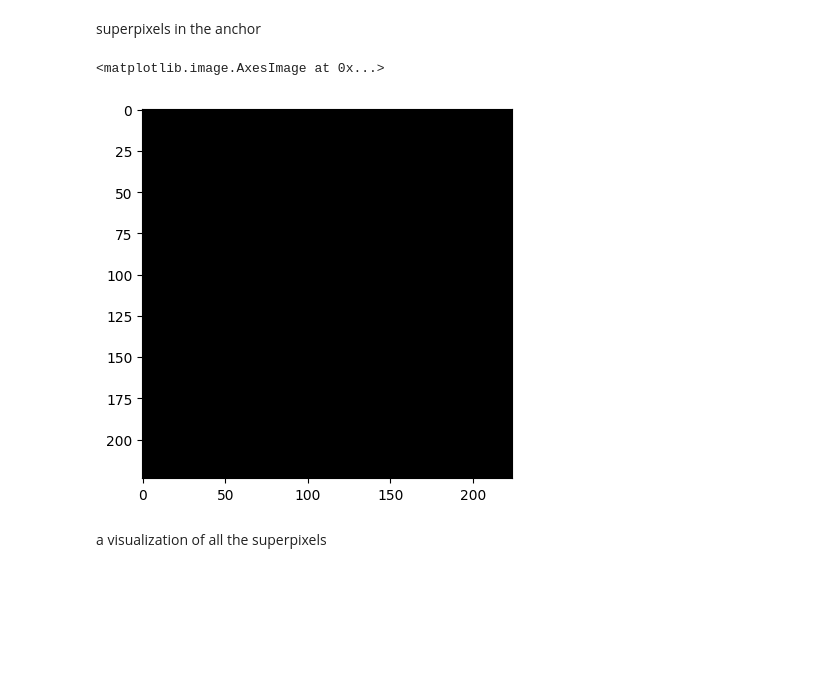
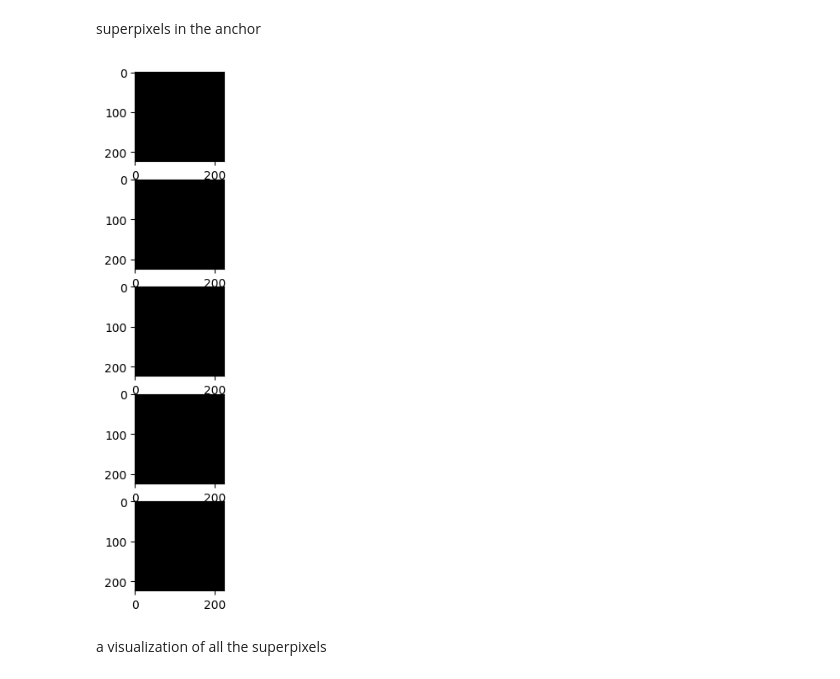
Before and after one commit to eduardhogea/Bias-Identification, a Jupyter notebook: anchors.ipynb, the cells around one changed output. Drawn from its saved outputs; the diff is of its cells as text; code cells hidden in the pictures; blank space fills up the shorter version.

```diff
--- a/anchors.ipynb
+++ b/anchors.ipynb
@@ -109,9 +134,12 @@ preprocessed_image.shape
 # %%
 # explainer expects images in 0-1 range, CIFAR is 0-255 => scale valued between 0-1
 # normalize input
-norm_image = resized_image / 255.0
+norm_images = [] # list of normalized images
+for i in range(subset_length):
+  norm_image = resized_images[i] / 255.0
+  norm_images.append(norm_image)
 
-norm_image.shape
+norm_images[0].shape
 # %% [output]
 (224, 224, 3)
 # %% [markdown]
@@ -122,7 +150,7 @@ predict_fn = lambda x: model.predict(x)
 initialize anchor image explainer
 # %%
 segmentation_fn = 'slic' # used segmentation method
-kwargs = {'n_segments': 15, 'compactness': 20, 'sigma': .5, 'start_label': 0} # 'n_segments': 15
+kwargs = {'n_segments': 15, 'compactness': 10, 'sigma': .5, 'start_label': 0} # 'n_segments': 15,  'compactness': 20
 explainer = AnchorImage(predict_fn, image_shape, segmentation_fn=segmentation_fn,
                         segmentation_kwargs=kwargs, images_background=None)
 # %% [output]
@@ -145,5 +184,8 @@ cifar100_classes[y_test[i][0]]
 # %%
 # for CIFAR-100 example
-np.random.seed(0)
-explanation = explainer.explain(norm_image, threshold=.75, p_sample=.5, tau=0.25)
+np.random.seed(42)
+explanation_images = [] # list of explanations for each image
+for i in range(subset_length):
+  explanation = explainer.explain(norm_images[i], threshold=.75, p_sample=.5, tau=0.25)
+  explanation_images.append(explanation)
 # %% [output]
@@ -152,9 +202,13 @@ explanation = explainer.explain(norm_image, threshold=.75, p_sample=.5, tau=0.25
 # %% [markdown]
 superpixels in the anchor
-# %%
-plt.imshow(explanation.anchor)
-# %% [output]
-<matplotlib.image.AxesImage at 0x...>
-[figure, removed]
+# %%
+# anchors
+fig = plt.figure(figsize=(8,8))
+for i in range(subset_length):
+  ax = fig.add_subplot(5, 1, i+1)
+  ax.imshow(explanation_images[i].anchor)
+plt.show()
+# %% [output]
+[figure, added]
 # %% [markdown]
 a visualization of all the superpixels
```
Also changed, not shown: parts of 28 cells of this notebook.
